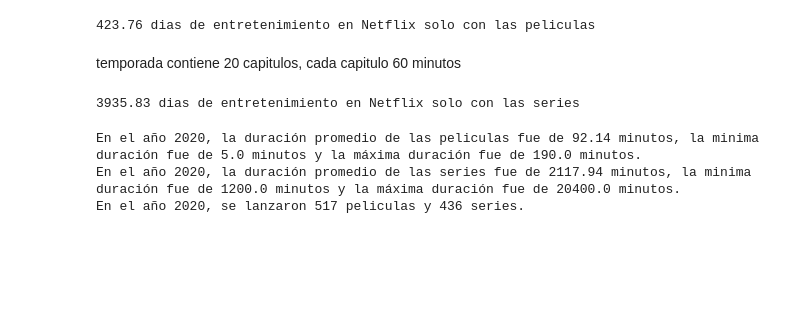
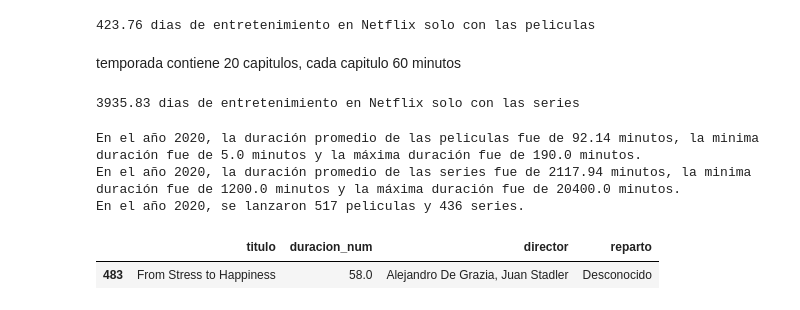
Before and after one commit to DUBLAX2045/NetflixData, a Jupyter notebook: netflix_eda_clase.ipynb, the cells around one changed output. Saved outputs shown, nothing was run; the diff lists cells and outputs as text; code cells hidden in the pictures; blank space fills up the shorter version.

```diff
--- a/netflix_eda_clase.ipynb
+++ b/netflix_eda_clase.ipynb
@@ -656,5 +658,9 @@ En el año 2020, se lanzaron 517 peliculas y 436 series.
 # %%
 def recomendaciones_por_duracion(duracion):
     duracion = float(duracion)
-    peliculas_similares = nxp[(nxp['duracion_num'] >= duracion - 10) & (nxp['duracion_num'] <= duracion + 10)]
+    peliculas_similares = nxp[(nxp['duracion_num'] >= duracion) & (nxp['duracion_num'] <= duracion)].head(1)
     return peliculas_similares[['titulo', 'duracion_num', 'director', 'reparto']]
+recomendaciones_por_duracion(int(input("Ingrese la duracion en minutos")))
+# %% [output]
+|  | titulo | duracion_num | director | reparto |
+| 483 | From Stress to Happiness | 58.0 | Alejandro De Grazia, Juan Stadler | Desconocido |
```
Also changed, not shown: parts of 4 cells of this notebook.
